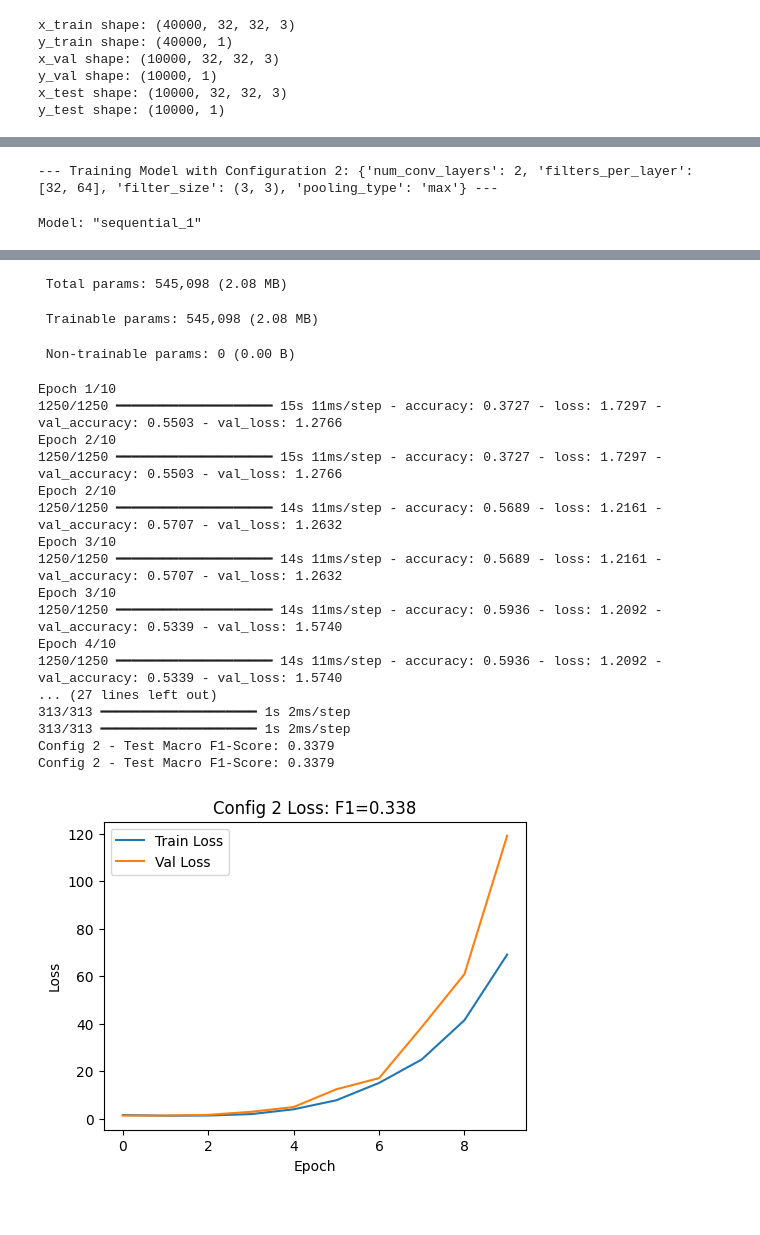
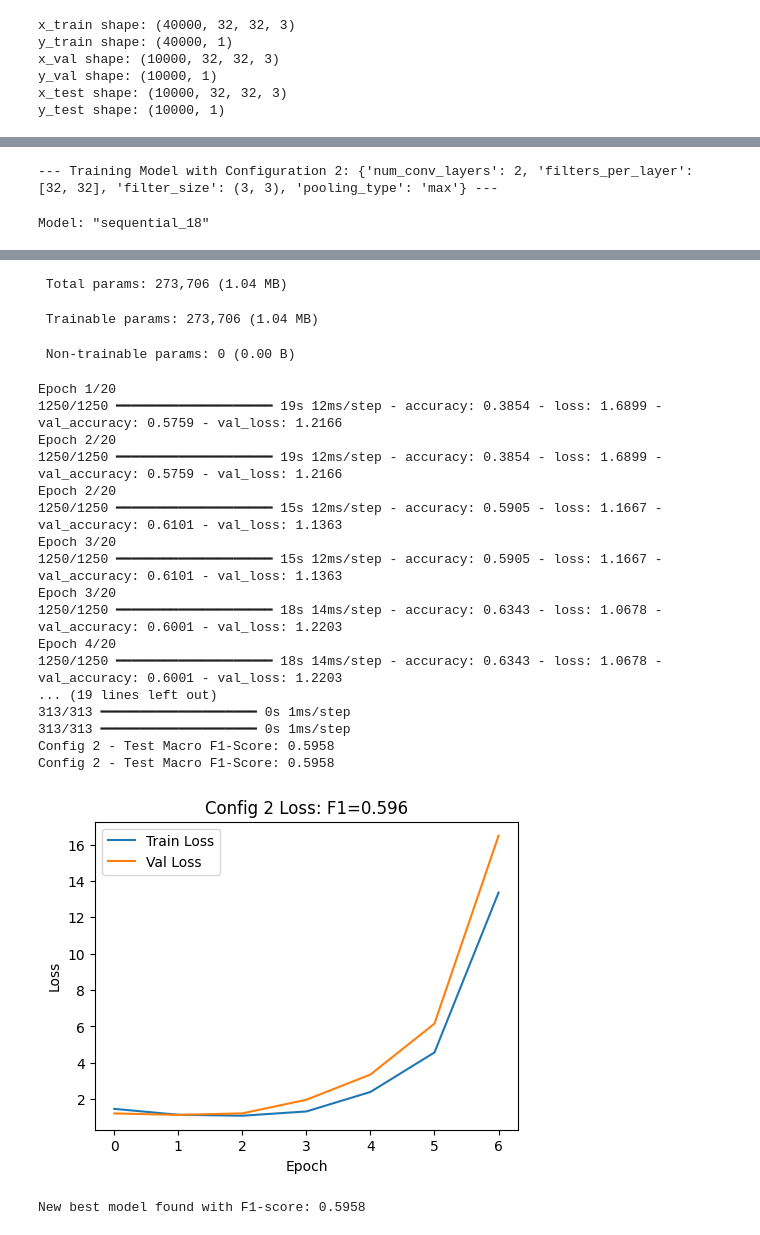
Before and after one commit to satriadhikara/tubes2_if3270_ml, a Jupyter notebook: src/cnn/cnn_keras_training.ipynb, the cells around one changed output, grey strips where cells are left out. Drawn from its saved outputs; the diff is of its cells as text; code cells hidden in the pictures.

```diff
--- a/src/cnn/cnn_keras_training.ipynb
+++ b/src/cnn/cnn_keras_training.ipynb
@@ -66,14 +65,34 @@ results = []
 best_f1_score = -1
 best_model_config = None
 best_keras_model = None
+
+# Define early stopping callback for hyperparameter search
+early_stopping = callbacks.EarlyStopping(
+    monitor='val_loss',
+    patience=5,  # Stop if no improvement for 5 epochs
+    restore_best_weights=True,
+    verbose=1
+)
+
 hyperparameter_configs = [
+    # Vary number of convolutional layers (3 variations)
     {'num_conv_layers': 1, 'filters_per_layer': [32], 'filter_size': (3,3), 'pooling_type': 'max'},
+    {'num_conv_layers': 2, 'filters_per_layer': [32, 32], 'filter_size': (3,3), 'pooling_type': 'max'},
+    {'num_conv_layers': 3, 'filters_per_layer': [32, 32, 32], 'filter_size': (3,3), 'pooling_type': 'max'},
+
+    # Vary number of filters per layer (3 variations)
+    {'num_conv_layers': 2, 'filters_per_layer': [16, 32], 'filter_size': (3,3), 'pooling_type': 'max'},
     {'num_conv_layers': 2, 'filters_per_layer': [32, 64], 'filter_size': (3,3), 'pooling_type': 'max'},
-    {'num_conv_layers': 3, 'filters_per_layer': [32, 64, 128], 'filter_size': (3,3), 'pooling_type': 'max'},
-    {'num_conv_layers': 2, 'filters_per_layer': [16, 32], 'filter_size': (3,3), 'pooling_type': 'max'},
     {'num_conv_layers': 2, 'filters_per_layer': [64, 128], 'filter_size': (3,3), 'pooling_type': 'max'},
-    {'num_conv_layers': 2, 'filters_per_layer': [32, 64], 'filter_size': (5,5), 'pooling_type': 'max'},
-    {'num_conv_layers': 2, 'filters_per_layer': [32, 64], 'filter_size': (3,3), 'pooling_type': 'avg'},
+
+    # Vary filter size (3 variations)
+    {'num_conv_layers': 2, 'filters_per_layer': [32, 32], 'filter_size': (3,3), 'pooling_type': 'max'},
+    {'num_conv_layers': 2, 'filters_per_layer': [32, 32], 'filter_size': (5,5), 'pooling_type': 'max'},
+    {'num_conv_layers': 2, 'filters_per_layer': [32, 32], 'filter_size': (7,7), 'pooling_type': 'max'},
+
+    # Vary pooling type (2 variations)
+    {'num_conv_layers': 2, 'filters_per_layer': [32, 32], 'filter_size': (3,3), 'pooling_type': 'max'},
+    {'num_conv_layers': 2, 'filters_per_layer': [32, 32], 'filter_size': (3,3), 'pooling_type': 'avg'},
 ]
 # %% [output]
 x_train shape: (40000, 32, 32, 3)
@@ -88,7 +107,7 @@ config = hyperparameter_configs[0]
 print(f"\n--- Training Model with Configuration 1: {config} ---")
 model = build_cnn_model(**config, input_shape=input_shape, num_classes=num_classes)
 model.summary()
-history = model.fit(x_train, y_train, epochs=10, validation_data=(x_val, y_val), verbose=1)
+history = model.fit(x_train, y_train, epochs=20, validation_data=(x_val, y_val), callbacks=[early_stopping], verbose=1)
 y_pred_proba = model.predict(x_test)
 y_pred = np.argmax(y_pred_proba, axis=1)
 macro_f1 = f1_score(y_test, y_pred, average='macro')
@@ -160,7 +171,7 @@ config = hyperparameter_configs[1]
 print(f"\n--- Training Model with Configuration 2: {config} ---")
 model = build_cnn_model(**config, input_shape=input_shape, num_classes=num_classes)
 model.summary()
-history = model.fit(x_train, y_train, epochs=10, validation_data=(x_val, y_val), verbose=1)
+history = model.fit(x_train, y_train, epochs=20, validation_data=(x_val, y_val), callbacks=[early_stopping], verbose=1)
 y_pred_proba = model.predict(x_test)
 y_pred = np.argmax(y_pred_proba, axis=1)
 macro_f1 = f1_score(y_test, y_pred, average='macro')
@@ -181,8 +192,8 @@ if macro_f1 > best_f1_score:
     best_keras_model = model
     print(f"New best model found with F1-score: {best_f1_score:.4f}")
 # %% [output]
---- Training Model with Configuration 2: {'num_conv_layers': 2, 'filters_per_layer': [32, 64], 'filter_size': (3, 3), 'pooling_type': 'max'} ---
+--- Training Model with Configuration 2: {'num_conv_layers': 2, 'filters_per_layer': [32, 32], 'filter_size': (3, 3), 'pooling_type': 'max'} ---
-Model: "sequential_1"
+Model: "sequential_18"
 ┏━━━━━━━━━━━━━━━━━━━━━━━━━━━━━━━━━┳━━━━━━━━━━━━━━━━━━━━━━━━┳━━━━━━━━━━━━━━━┓
 ┃ Layer (type)                    ┃ Output Shape           ┃       Param # ┃
 ┡━━━━━━━━━━━━━━━━━━━━━━━━━━━━━━━━━╇━━━━━━━━━━━━━━━━━━━━━━━━╇━━━━━━━━━━━━━━━┩
@@ -202,25 +213,26 @@ Model: "sequential_1"
 └─────────────────────────────────┴────────────────────────┴───────────────┘
- Total params: 545,098 (2.08 MB)
+ Total params: 273,706 (1.04 MB)
- Trainable params: 545,098 (2.08 MB)
+ Trainable params: 273,706 (1.04 MB)
  Non-trainable params: 0 (0.00 B)
-Epoch 1/10
-1250/1250 ━━━━━━━━━━━━━━━━━━━━ 15s 11ms/step - accuracy: 0.3727 - loss: 1.7297 - val_accuracy: 0.5503 - val_loss: 1.2766
-Epoch 2/10
-1250/1250 ━━━━━━━━━━━━━━━━━━━━ 15s 11ms/step - accuracy: 0.3727 - loss: 1.7297 - val_accuracy: 0.5503 - val_loss: 1.2766
-Epoch 2/10
-1250/1250 ━━━━━━━━━━━━━━━━━━━━ 14s 11ms/step - accuracy: 0.5689 - loss: 1.2161 - val_accuracy: 0.5707 - val_loss: 1.2632
-Epoch 3/10
-1250/1250 ━━━━━━━━━━━━━━━━━━━━ 14s 11ms/step - accuracy: 0.5689 - loss: 1.2161 - val_accuracy: 0.5707 - val_loss: 1.2632
-Epoch 3/10
-1250/1250 ━━━━━━━━━━━━━━━━━━━━ 14s 11ms/step - accuracy: 0.5936 - loss: 1.2092 - val_accuracy: 0.5339 - val_loss: 1.5740
-Epoch 4/10
-1250/1250 ━━━━━━━━━━━━━━━━━━━━ 14s 11ms/step - accuracy: 0.5936 - loss: 1.2092 - val_accuracy: 0.5339 - val_loss: 1.5740
-... (27 lines left out)
-313/313 ━━━━━━━━━━━━━━━━━━━━ 1s 2ms/step
-313/313 ━━━━━━━━━━━━━━━━━━━━ 1s 2ms/step
-Config 2 - Test Macro F1-Score: 0.3379
-Config 2 - Test Macro F1-Score: 0.3379
+Epoch 1/20
+1250/1250 ━━━━━━━━━━━━━━━━━━━━ 19s 12ms/step - accuracy: 0.3854 - loss: 1.6899 - val_accuracy: 0.5759 - val_loss: 1.2166
+Epoch 2/20
+1250/1250 ━━━━━━━━━━━━━━━━━━━━ 19s 12ms/step - accuracy: 0.3854 - loss: 1.6899 - val_accuracy: 0.5759 - val_loss: 1.2166
+Epoch 2/20
+1250/1250 ━━━━━━━━━━━━━━━━━━━━ 15s 12ms/step - accuracy: 0.5905 - loss: 1.1667 - val_accuracy: 0.6101 - val_loss: 1.1363
+Epoch 3/20
+1250/1250 ━━━━━━━━━━━━━━━━━━━━ 15s 12ms/step - accuracy: 0.5905 - loss: 1.1667 - val_accuracy: 0.6101 - val_loss: 1.1363
+Epoch 3/20
+1250/1250 ━━━━━━━━━━━━━━━━━━━━ 18s 14ms/step - accuracy: 0.6343 - loss: 1.0678 - val_accuracy: 0.6001 - val_loss: 1.2203
+Epoch 4/20
+1250/1250 ━━━━━━━━━━━━━━━━━━━━ 18s 14ms/step - accuracy: 0.6343 - loss: 1.0678 - val_accuracy: 0.6001 - val_loss: 1.2203
+... (19 lines left out)
+313/313 ━━━━━━━━━━━━━━━━━━━━ 0s 1ms/step
+313/313 ━━━━━━━━━━━━━━━━━━━━ 0s 1ms/step
+Config 2 - Test Macro F1-Score: 0.5958
+Config 2 - Test Macro F1-Score: 0.5958
-[figure, old version]
+[figure, new version]
+New best model found with F1-score: 0.5958
 # %%
 # Config 3
 config = hyperparameter_configs[2]
```
Also changed, not shown: parts of 13 cells of this notebook, 2 other files.
